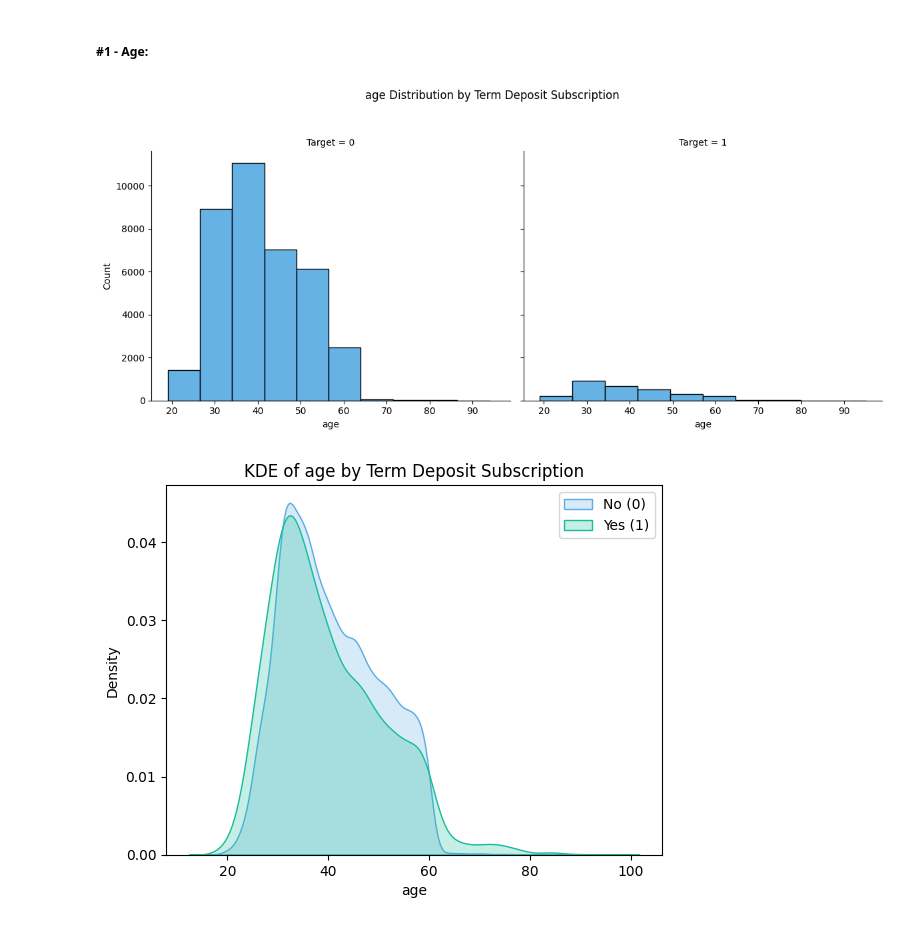
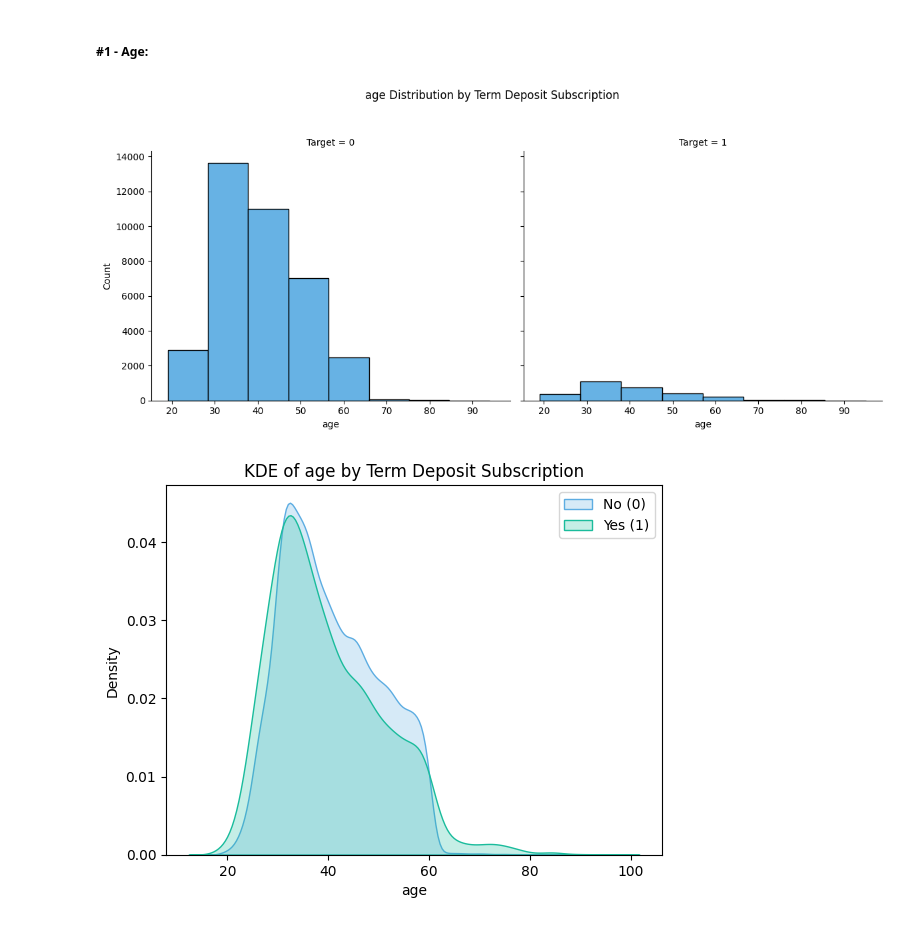
Before and after one commit to FederCO23/Term_Deposit_Marketing_-_tpx4U1BHhRR0IUm9, a Jupyter notebook: TermDepositMarketing.ipynb, the cells around one changed output. Drawn from its saved outputs; the diff is of its cells as text; code cells hidden in the pictures.

```diff
--- a/TermDepositMarketing.ipynb
+++ b/TermDepositMarketing.ipynb
@@ -154,9 +154,9 @@ def plot_facet_grid(feature, bins):
     plt.tight_layout()
     plt.show()
 # %%
-plot_facet_grid('age',10)
+plot_facet_grid('age',8)
 # %% [output]
-[figure, old version]
+[figure, new version]
 # %%
 def plot_KDE(feature):
     # Kernel Density Estimation: estimate probability density function
```
Also changed, not shown: parts of 224 cells of this notebook.
